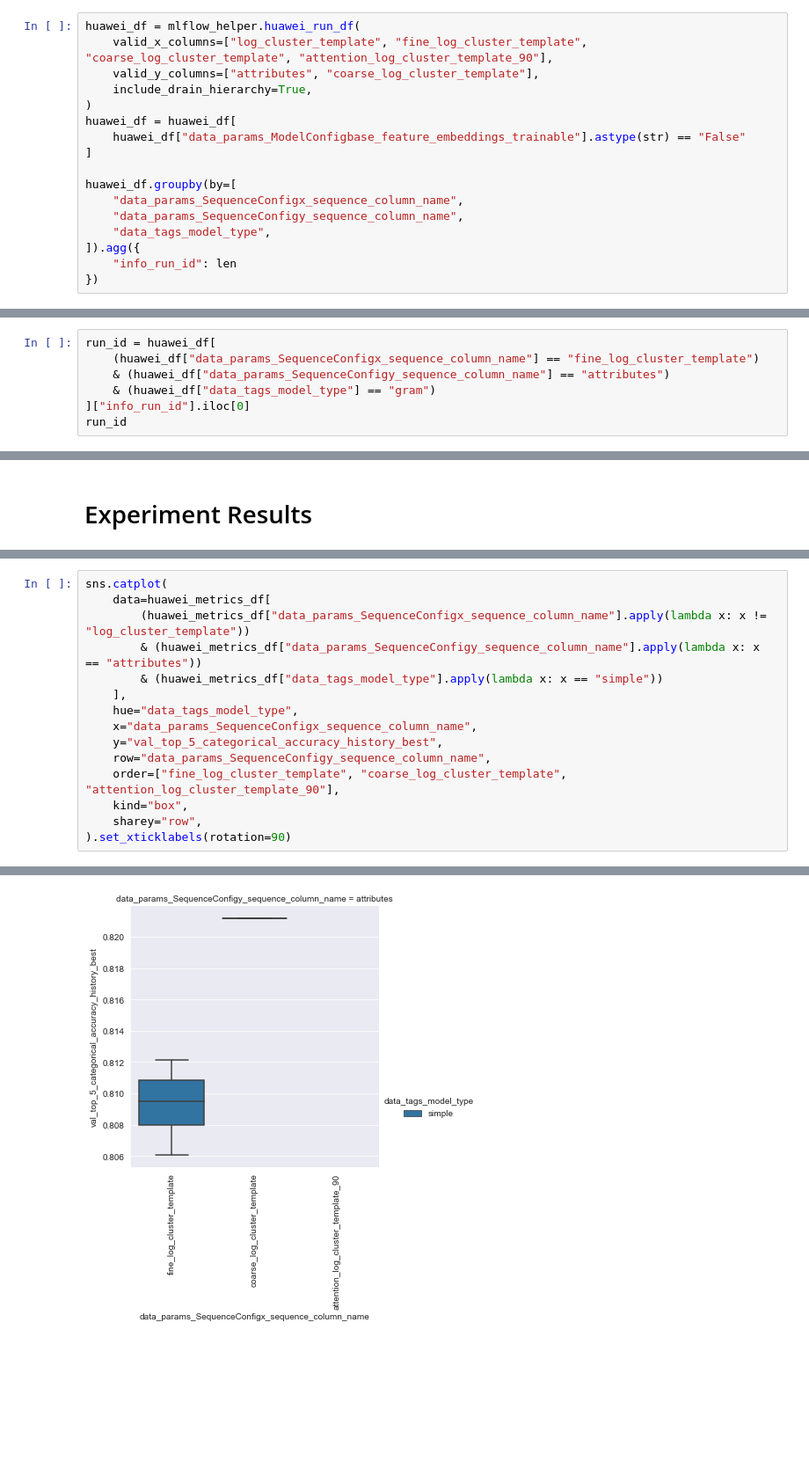
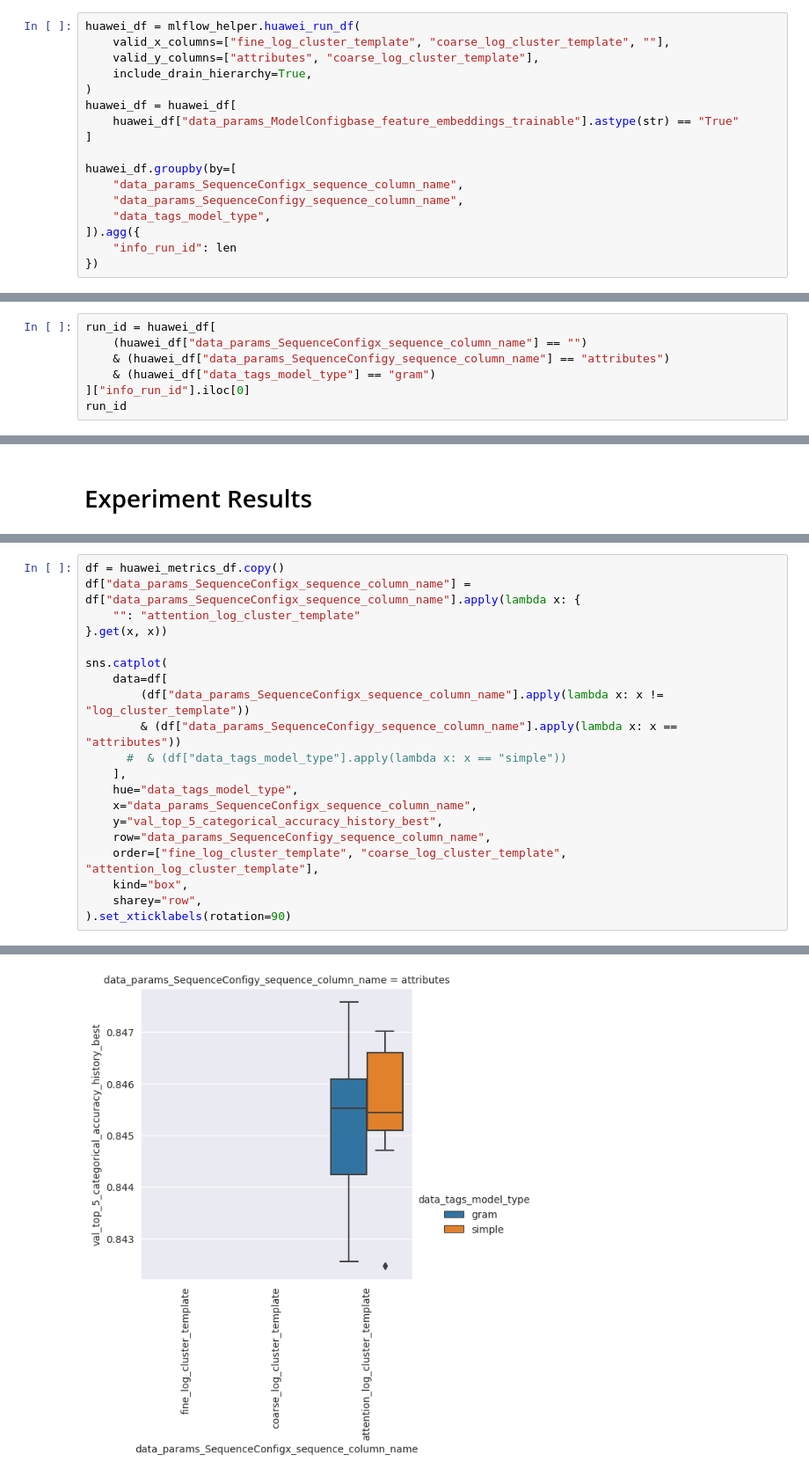
Before and after one commit to DerDoni/Domain-Guided-Monitoring, a Jupyter notebook: notebooks/drain_hierarchy.ipynb, the cells around one changed output, grey strips where cells are left out. Shown at 88% size. Cells and saved outputs as stored; diff of their text form; blank space fills up the shorter version.

```diff
--- a/notebooks/drain_hierarchy.ipynb
+++ b/notebooks/drain_hierarchy.ipynb
@@ -24,11 +26,11 @@ Initialized with 56 MLFlow runs from pkl
 # %%
 huawei_df = mlflow_helper.huawei_run_df(
-    valid_x_columns=["log_cluster_template", "fine_log_cluster_template", "coarse_log_cluster_template", "attention_log_cluster_template_90"],
+    valid_x_columns=["fine_log_cluster_template", "coarse_log_cluster_template", ""],
     valid_y_columns=["attributes", "coarse_log_cluster_template"],
     include_drain_hierarchy=True,
 )
 huawei_df = huawei_df[
-    huawei_df["data_params_ModelConfigbase_feature_embeddings_trainable"].astype(str) == "False"
+    huawei_df["data_params_ModelConfigbase_feature_embeddings_trainable"].astype(str) == "True"
 ]
 
 huawei_df.groupby(by=[
@@ -53,7 +49,7 @@ huawei_df.groupby(by=[
 # Drain Hierarchy - Suggested Templates
 # %%
 run_id = huawei_df[
-    (huawei_df["data_params_SequenceConfigx_sequence_column_name"] == "fine_log_cluster_template")
+    (huawei_df["data_params_SequenceConfigx_sequence_column_name"] == "")
     & (huawei_df["data_params_SequenceConfigy_sequence_column_name"] == "attributes")
     & (huawei_df["data_tags_model_type"] == "gram")
 ]["info_run_id"].iloc[0]
@@ -311,20 +310,25 @@ huawei_metrics_df
 # %%
+df = huawei_metrics_df.copy()
+df["data_params_SequenceConfigx_sequence_column_name"] = df["data_params_SequenceConfigx_sequence_column_name"].apply(lambda x: {
+    "": "attention_log_cluster_template"
+}.get(x, x))
+
 sns.catplot(
-    data=huawei_metrics_df[
-        (huawei_metrics_df["data_params_SequenceConfigx_sequence_column_name"].apply(lambda x: x != "log_cluster_template"))
-        & (huawei_metrics_df["data_params_SequenceConfigy_sequence_column_name"].apply(lambda x: x == "attributes"))
-        & (huawei_metrics_df["data_tags_model_type"].apply(lambda x: x == "simple"))
+    data=df[
+        (df["data_params_SequenceConfigx_sequence_column_name"].apply(lambda x: x != "log_cluster_template"))
+        & (df["data_params_SequenceConfigy_sequence_column_name"].apply(lambda x: x == "attributes"))
+      #  & (df["data_tags_model_type"].apply(lambda x: x == "simple"))
     ],
     hue="data_tags_model_type",
     x="data_params_SequenceConfigx_sequence_column_name",
     y="val_top_5_categorical_accuracy_history_best",
     row="data_params_SequenceConfigy_sequence_column_name",
-    order=["fine_log_cluster_template", "coarse_log_cluster_template", "attention_log_cluster_template_90"],
+    order=["fine_log_cluster_template", "coarse_log_cluster_template", "attention_log_cluster_template"],
     kind="box",
     sharey="row",
 ).set_xticklabels(rotation=90)
 # %% [output]
 <seaborn.axisgrid.FacetGrid at 0x...>
-[figure, old version]
+[figure, new version]
 # %%
 df = huawei_metrics_df.copy()
```
Also changed, not shown: parts of 14 cells of this notebook, 13 other files.
